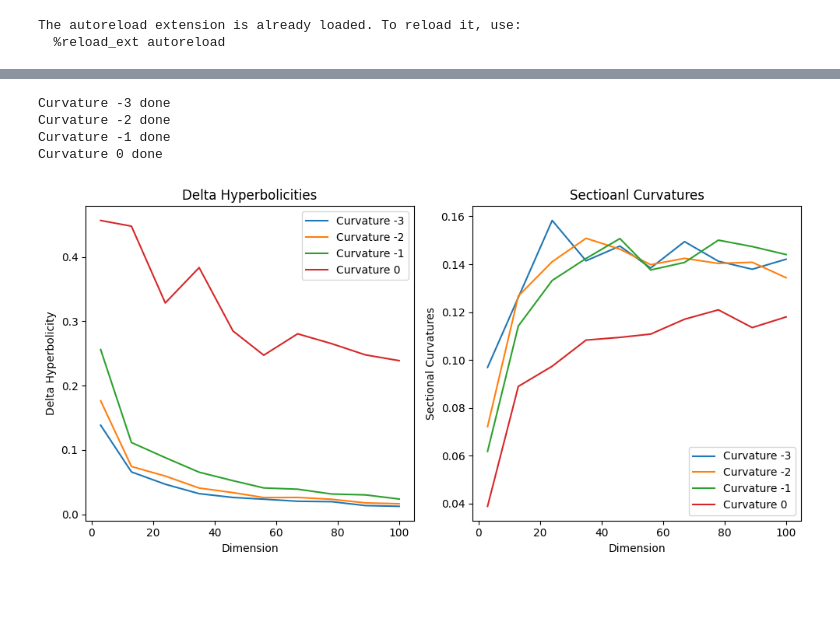
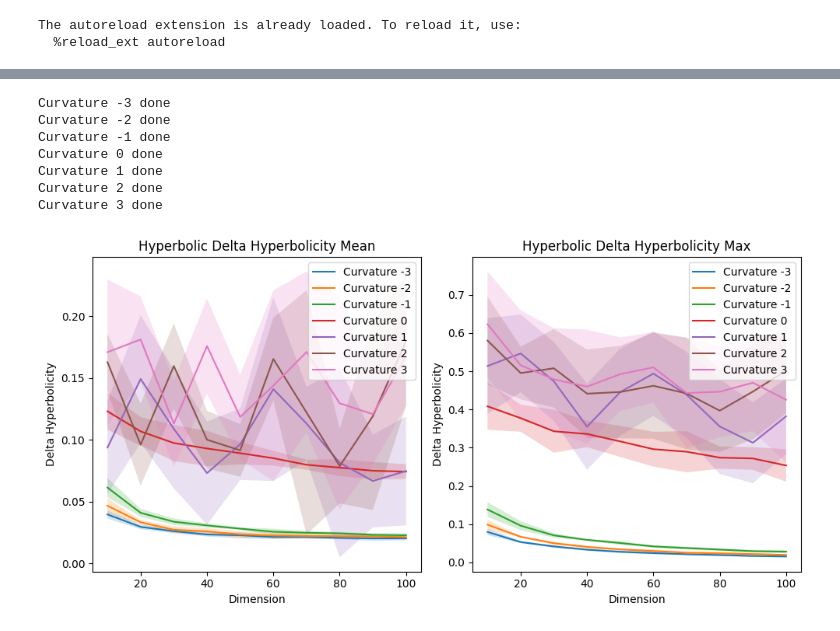
Before and after one commit to dydact/manify, a Jupyter notebook: notebooks/69_curvature_estimation.ipynb, the cells around one changed output, grey strips where cells are left out. Drawn from its saved outputs; the diff is of its cells as text; code cells hidden in the pictures; blank space fills up the shorter version.

Commit message:
Added KDE Plots and proper sectional curvature

```diff
--- a/notebooks/69_curvature_estimation.ipynb
+++ b/notebooks/69_curvature_estimation.ipynb
@@ -17,48 +15,78 @@ ModuleNotFoundError: No module named 'manify.clustering'
 # %%
 # Curvatures and Dimension in hyperbolic distance metrics
-N = 50  # Number of points per sample
+N = 100  # Number of points per sample
+n_samples = 10  # Number of samples for confidence intervals
 
-dims = np.linspace(3,100,10, dtype=int).tolist()
-curvatures = [-3,-2,-1, 0]
+dims = np.linspace(10, 100, 10, dtype=int).tolist()
+curvatures = [-3, -2, -1, 0, 1, 2, 3]
 
 # Initialize arrays to store all samples
-deltas = [[] for _ in curvatures]
-sec_curvs = [[] for _ in curvatures]
+delta_means_samples = [[] for _ in curvatures]
+delta_maxes_samples = [[] for _ in curvatures]
 
-for i,k in enumerate(curvatures):
+for i, k in enumerate(curvatures):
     for dim in dims:
-        pm = ProductManifold(signature=[(k, dim)])
-        X, _ = pm.sample(z_mean=torch.stack([pm.mu0] * N))
-        dists = pm.pdist(X)
+        # Store results for multiple samples
+        sample_means = []
+        sample_maxes = []
 
-        # Create adjacency Matrix
-        adj_matrix = torch.ones(N, N) - torch.eye(N)
+        for _ in range(n_samples):
+            pm = ProductManifold(signature=[(k, dim)])
+            X, _ = pm.sample(z_mean=torch.stack([pm.mu0] * N))
+            dists = pm.pdist(X)
+            delta = delta_hyperbolicity(dists, method="full")
+            sample_means.append(torch.abs(delta).mean().item())
+            sample_maxes.append(delta.max().item())
 
-        deltas[i].append(delta_hyperbolicity(dists, method="global"))
-        sec_curvs[i].append(sectional_curvature(adj_matrix, dists, method="global"))
+        # Calculate mean and std for confidence intervals
+        delta_means_samples[i].append((np.mean(sample_means), np.std(sample_means)))
+        delta_maxes_samples[i].append((np.mean(sample_maxes), np.std(sample_maxes)))
     print(f"Curvature {k} done")
 
 fig, axs = plt.subplots(1, 2, figsize=(10, 5))
 
-for i,k in enumerate(curvatures):
-    axs[0].plot(dims, deltas[i], label=f'Curvature {k}')
-    axs[1].plot(dims, sec_curvs[i], label=f'Curvature {k}')
+for i, k in enumerate(curvatures):
+    # Extract means and stds
+    means = [m[0] for m in delta_means_samples[i]]
+    mean_stds = [m[1] for m in delta_means_samples[i]]
+    maxes = [m[0] for m in delta_maxes_samples[i]]
+    max_stds = [m[1] for m in delta_maxes_samples[i]]
+
+    # Plot means with confidence intervals
+    axs[0].plot(dims, means, label=f"Curvature {k}")
+    axs[0].fill_between(
+        dims,
+        [m - 1.96 * s for m, s in zip(means, mean_stds)],
+        [m + 1.96 * s for m, s in zip(means, mean_stds)],
+        alpha=0.2,
+    )
+
+    # Plot maxes with confidence intervals
+    axs[1].plot(dims, maxes, label=f"Curvature {k}")
+    axs[1].fill_between(
+        dims,
+        [m - 1.96 * s for m, s in zip(maxes, max_stds)],
+        [m + 1.96 * s for m, s in zip(maxes, max_stds)],
+        alpha=0.2,
+    )
 
 axs[0].legend()
-axs[0].set_xlabel('Dimension')
-axs[0].set_ylabel('Delta Hyperbolicity')
-axs[0].set_title('Delta Hyperbolicities')
-
+axs[0].set_xlabel("Dimension")
+axs[0].set_ylabel("Delta Hyperbolicity")
+axs[0].set_title("Hyperbolic Delta Hyperbolicity Mean")
 axs[1].legend()
-axs[1].set_xlabel('Dimension')
-axs[1].set_ylabel('Sectional Curvatures')
-axs[1].set_title('Sectioanl Curvatures')
+axs[1].set_xlabel("Dimension")
+axs[1].set_ylabel("Delta Hyperbolicity")
+axs[1].set_title("Hyperbolic Delta Hyperbolicity Max")
 
 plt.tight_layout()
 plt.show()
 # %% [output]
 Curvature -3 done
 Curvature -2 done
 Curvature -1 done
 Curvature 0 done
+Curvature 1 done
+Curvature 2 done
+Curvature 3 done
-[figure, old version]
+[figure, new version]
```
Also changed, not shown: parts of 4 cells of this notebook.
